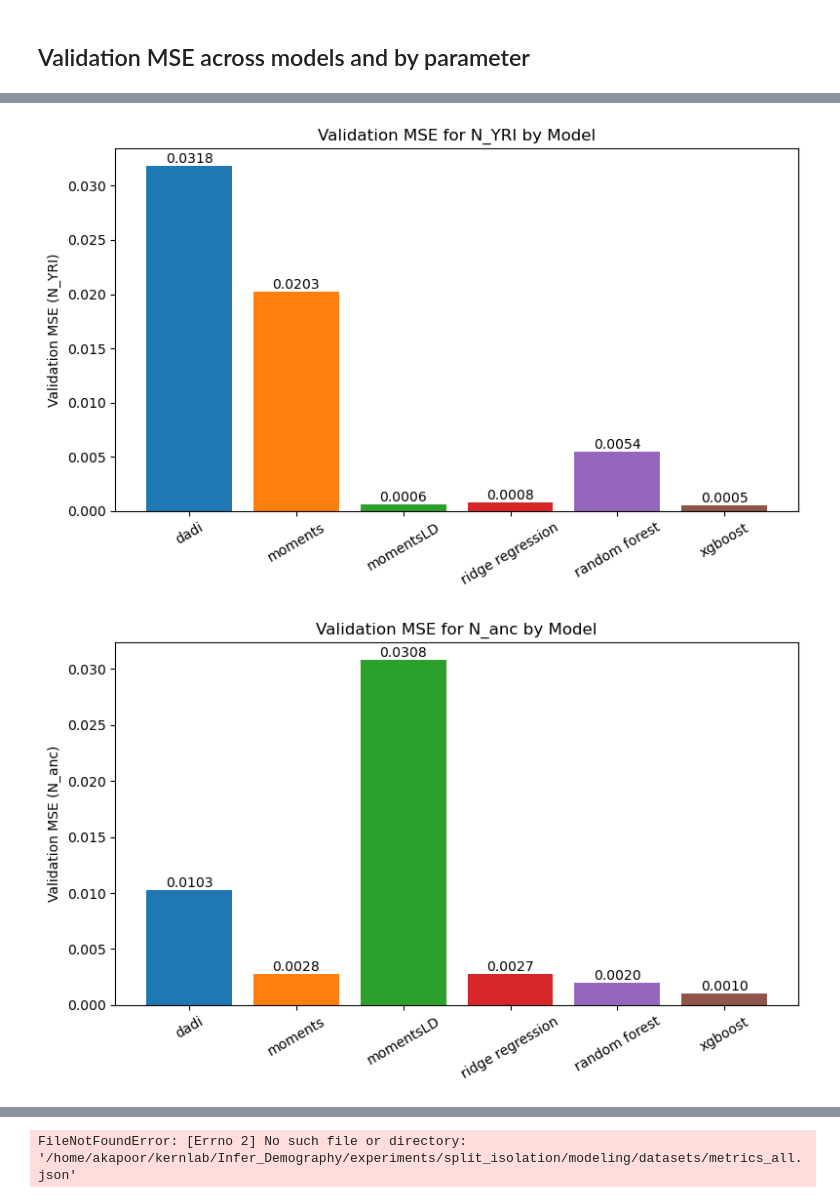
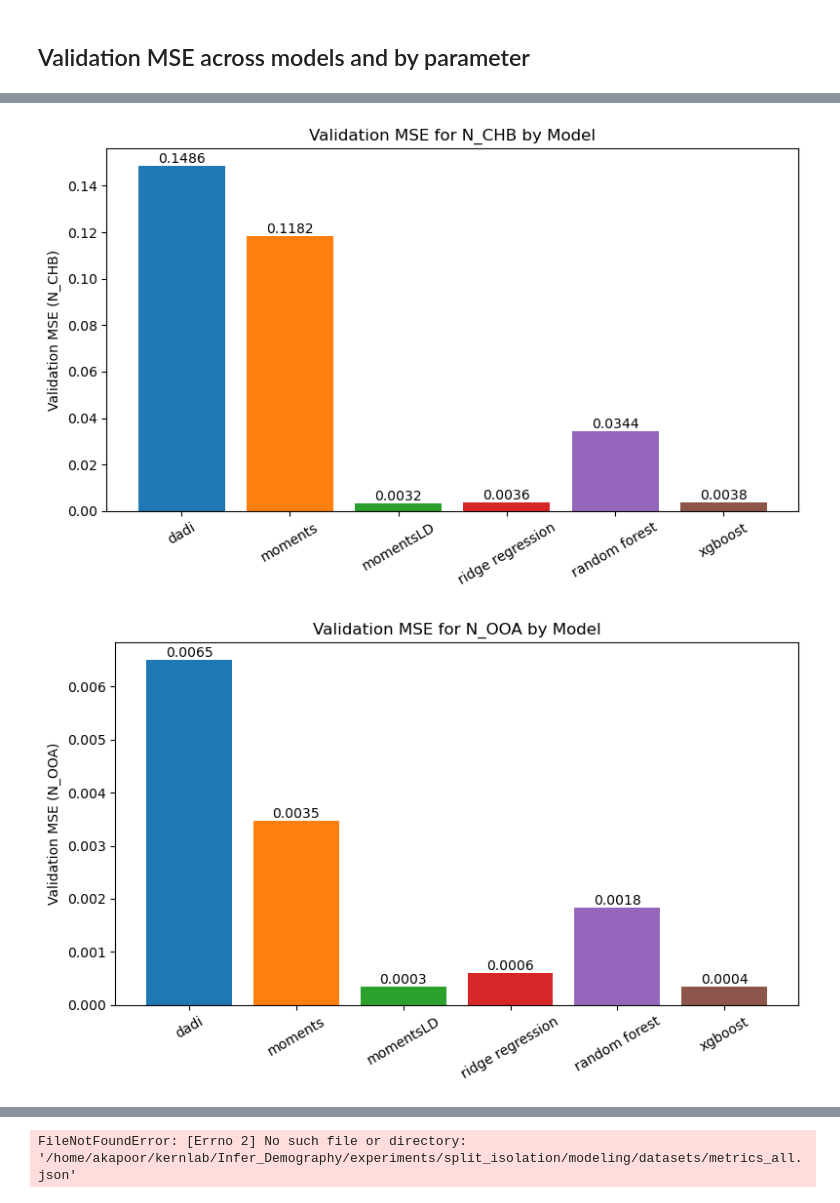
Before and after one commit to ak1376/Infer_Demography, a Jupyter notebook: notebooks/visualization.ipynb, the cells around one changed output, grey strips where cells are left out. Drawn from its saved outputs; the diff is of its cells as text; code cells hidden in the pictures.

```diff
--- a/notebooks/visualization.ipynb
+++ b/notebooks/visualization.ipynb
@@ -149,7 +149,7 @@ import json
 import matplotlib.pyplot as plt
 import numpy as np
 
-experiment_name = 'split_isolation'
+experiment_name = 'OOA_three_pop'
 model_type = 'modeling_wo_FIM_wo_SFSresids'
 
 metrics_path = f'/projects/kernlab/akapoor/Infer_Demography/experiments/{experiment_name}/{model_type}/datasets/metrics_all.json'
@@ -223,2 +223,2 @@ plt.show()
-[figure, old version]
+[figure, new version]
-[figure, old version]
+[figure, new version]
```
Also changed, not shown: parts of 2 cells of this notebook, 12 other files.
